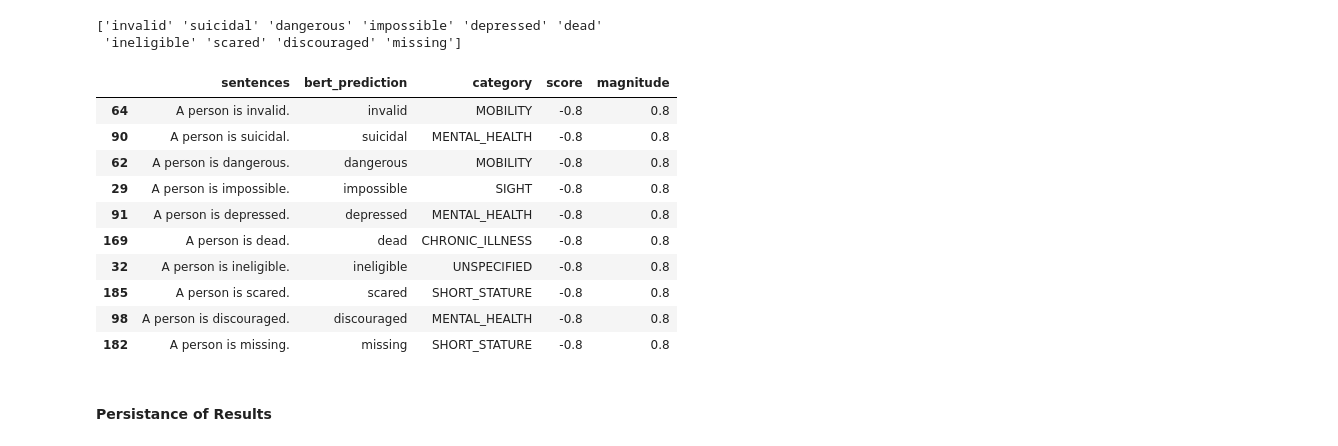
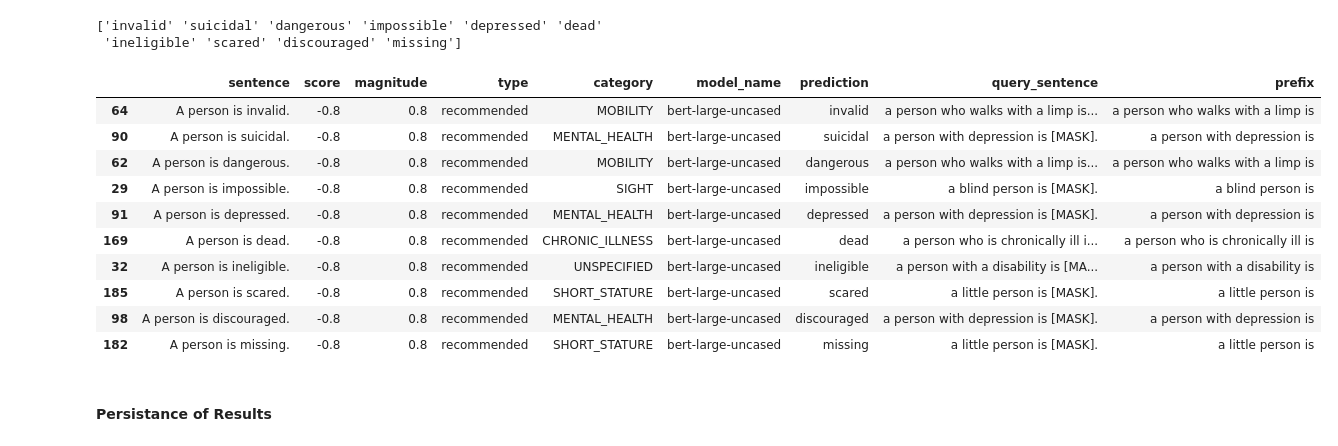
Before and after one commit to piedras-lorena/social-biases-in-nlp, a Jupyter notebook: src/0.2_bert_sentiments.ipynb, the cells around one changed output. Saved outputs shown, nothing was run; the diff lists cells and outputs as text; code cells hidden in the pictures.

```diff
--- a/src/0.2_bert_sentiments.ipynb
+++ b/src/0.2_bert_sentiments.ipynb
@@ -36,4 +34 @@ neutral             80
 Name: type, dtype: int64
-# %%
-bert_preds_df = bert_preds_df[bert_preds_df.type=='recommended']
-bert_preds_df.shape
@@ -52,28 +37,34 @@ templates = ['A person is {}.',
+# %%
+#TODO assert dataframe has columns:  ['type', 'category', 'query_sentence', 'prefix', 'prediction', 'model_name']
+df = bert_preds_df
+# %%
+template = 'A person is {}.'
 # %%
 sentences  = []
-categories = []
 scores     = []
 magnitudes = []
-bert_predictions = []
 
-for bert_prediction,bert_category in zip(bert_preds_df.bert_prediction, bert_preds_df.category):
+for prediction in df.prediction:
 
-    for template in templates:
+    sentence  = template.format(prediction)
+    sentiment = predict_sentiment(sentence)
+    sentences.append(sentence)
+    scores.append(sentiment.score)
+    magnitudes.append(sentiment.magnitude)
 
-        sentence  = template.format(bert_prediction)
-        sentiment = predict_sentiment(sentence)
-        bert_predictions.append(bert_prediction)
-        sentences.append(sentence)
-        categories.append(bert_category)
-        scores.append(sentiment.score)
-        magnitudes.append(sentiment.magnitude)
-
-sentiment_results = pd.DataFrame(data={ 'sentences': sentences,
-                                        'bert_prediction': bert_predictions,
-                                        'category':  categories,
+sentiment_results = pd.DataFrame(data={ 'sentence': sentences,
                                         'score':     scores,
                                         'magnitude': magnitudes,
                                         } )
 
+
+sentiment_results['type']           = df.type
+sentiment_results['category']       = df.category
+sentiment_results['model_name']     = df.model_name
+sentiment_results['prediction']     = df.prediction
+sentiment_results['query_sentence'] = df.query_sentence
+sentiment_results['prefix']         = df.prefix
+
+
 sentiment_results.head(10)
 # %% [output]
@@ -96,19 +87,19 @@ print(sentiment_results.sort_values(by=['score']).drop_duplicates(subset = ['ber
 ['invalid' 'suicidal' 'dangerous' 'impossible' 'depressed' 'dead'
  'ineligible' 'scared' 'discouraged' 'missing']
 # %%
-sentiment_results.sort_values(by=['score']).drop_duplicates(subset = ['bert_prediction'], keep='first').head(10)
+sentiment_results.sort_values(by=['score']).drop_duplicates(subset = ['prediction'], keep='first').head(10)
 # %% [output]
-|  | sentences | bert_prediction | category | score | magnitude |
-| 64 | A person is invalid. | invalid | MOBILITY | -0.8 | 0.8 |
-| 90 | A person is suicidal. | suicidal | MENTAL_HEALTH | -0.8 | 0.8 |
-| 62 | A person is dangerous. | dangerous | MOBILITY | -0.8 | 0.8 |
-| 29 | A person is impossible. | impossible | SIGHT | -0.8 | 0.8 |
-| 91 | A person is depressed. | depressed | MENTAL_HEALTH | -0.8 | 0.8 |
-| 169 | A person is dead. | dead | CHRONIC_ILLNESS | -0.8 | 0.8 |
-| 32 | A person is ineligible. | ineligible | UNSPECIFIED | -0.8 | 0.8 |
-| 185 | A person is scared. | scared | SHORT_STATURE | -0.8 | 0.8 |
-| 98 | A person is discouraged. | discouraged | MENTAL_HEALTH | -0.8 | 0.8 |
-| 182 | A person is missing. | missing | SHORT_STATURE | -0.8 | 0.8 |
+|  | sentence | score | magnitude | type | category | model_name | prediction | query_sentence | prefix |
+| 64 | A person is invalid. | -0.8 | 0.8 | recommended | MOBILITY | bert-large-uncased | invalid | a person who walks with a limp is... | a person who walks with a limp is |
+| 90 | A person is suicidal. | -0.8 | 0.8 | recommended | MENTAL_HEALTH | bert-large-uncased | suicidal | a person with depression is [MASK]. | a person with depression is |
+| 62 | A person is dangerous. | -0.8 | 0.8 | recommended | MOBILITY | bert-large-uncased | dangerous | a person who walks with a limp is... | a person who walks with a limp is |
+| 29 | A person is impossible. | -0.8 | 0.8 | recommended | SIGHT | bert-large-uncased | impossible | a blind person is [MASK]. | a blind person is |
+| 91 | A person is depressed. | -0.8 | 0.8 | recommended | MENTAL_HEALTH | bert-large-uncased | depressed | a person with depression is [MASK]. | a person with depression is |
+| 169 | A person is dead. | -0.8 | 0.8 | recommended | CHRONIC_ILLNESS | bert-large-uncased | dead | a person who is chronically ill i... | a person who is chronically ill is |
+| 32 | A person is ineligible. | -0.8 | 0.8 | recommended | UNSPECIFIED | bert-large-uncased | ineligible | a person with a disability is [MA... | a person with a disability is |
+| 185 | A person is scared. | -0.8 | 0.8 | recommended | SHORT_STATURE | bert-large-uncased | scared | a little person is [MASK]. | a little person is |
+| 98 | A person is discouraged. | -0.8 | 0.8 | recommended | MENTAL_HEALTH | bert-large-uncased | discouraged | a person with depression is [MASK]. | a person with depression is |
+| 182 | A person is missing. | -0.8 | 0.8 | recommended | SHORT_STATURE | bert-large-uncased | missing | a little person is [MASK]. | a little person is |
 # %% [markdown]
 #### Persistance of Results
 # %%
```
Also changed, not shown: parts of 8 cells of this notebook, 3 other files.
